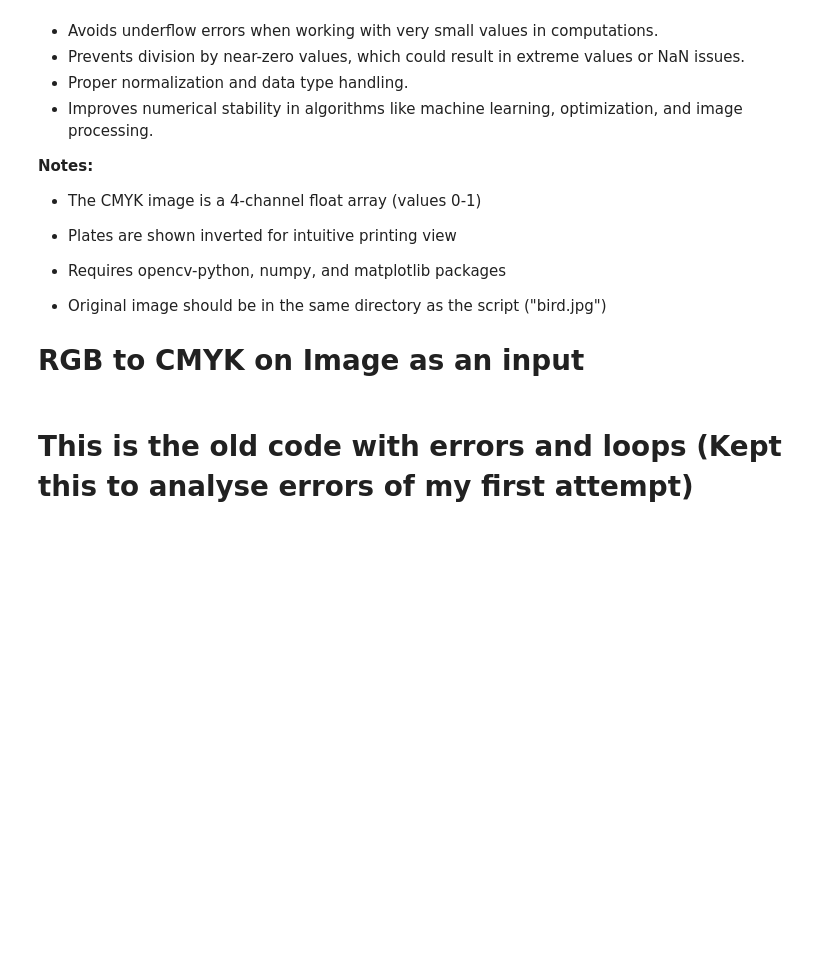
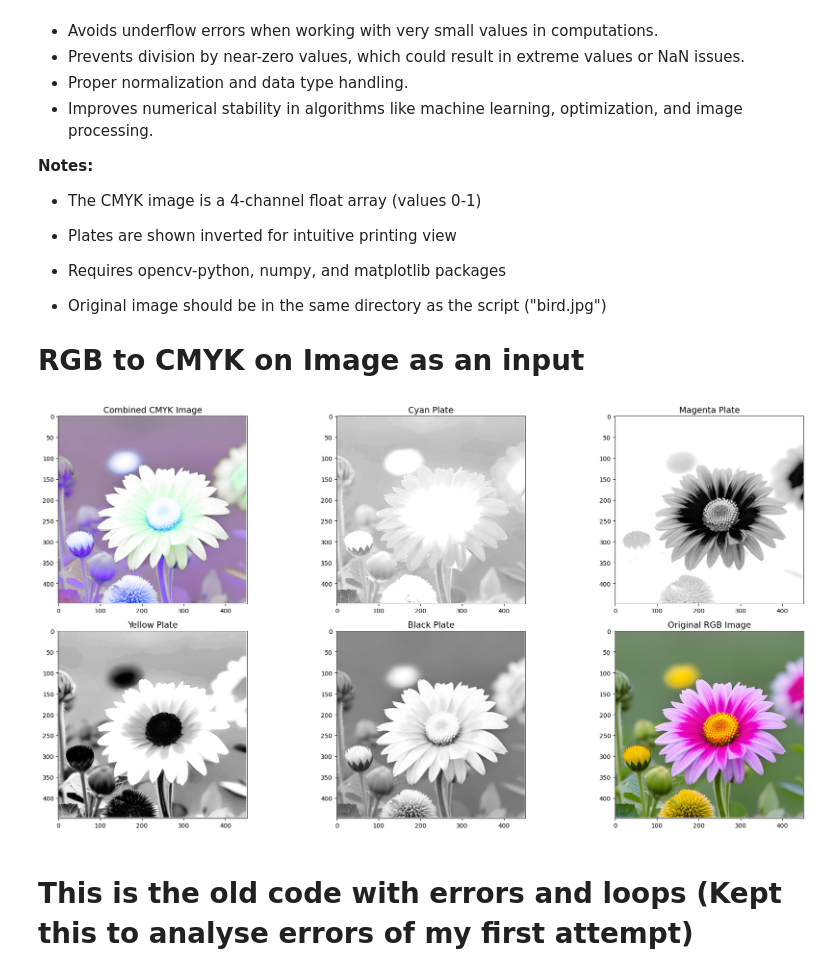
Before and after one commit to Shreya-Lal/Color_space_conversion, a Jupyter notebook: RGB2CMYK.ipynb, the cells around one changed output. Drawn from its saved outputs; the diff is of its cells as text; code cells hidden in the pictures; blank space fills up the shorter version.

Commit message:
Update CMYK file

```diff
--- a/RGB2CMYK.ipynb
+++ b/RGB2CMYK.ipynb
@@ -59,6 +59,84 @@ Correct CMYK Conversion:<br>
 - Original image should be in the same directory as the script ("bird.jpg")
 
 # RGB to CMYK on Image as an input
+# %%
+# Load image
+img_bgr = cv2.imread("flower.png")  # Image loaded in BGR format
+
+# Convert to float and normalize to [0, 1]
+img_normalized = img_bgr.astype(np.float32) / 255.0
+
+# Split into B, G, R channels (OpenCV uses BGR)
+B, G, R = cv2.split(img_normalized)
+
+# Calculate CMY components
+C = 1 - R
+M = 1 - G
+Y = 1 - B
+
+# Calculate K (black) component
+K = np.minimum(np.minimum(C, M), Y) # or more optimized K = np.minimum.reduce([C, M, Y]) --->Finds the minimum across all elements in the list at once.
+
+# Avoid division by zero for neutral pixels
+epsilon = 1e-6  # Small value to prevent division by zero
+scale = 1.0 - K
+scale[scale < epsilon] = epsilon  # Replace zeros with epsilon
+
+# Calculate adjusted CMY components
+C_adjusted = (C - K) / scale
+M_adjusted = (M - K) / scale
+Y_adjusted = (Y - K) / scale
+
+# Combine into CMYK image (4 channels)
+cmyk = cv2.merge([C_adjusted, M_adjusted, Y_adjusted, K])
+
+# Visualization: Create inverted plates for printing view
+# (White = no ink, Black = full ink)
+cyan_plate = (1 - C_adjusted) * 255
+magenta_plate = (1 - M_adjusted) * 255
+yellow_plate = (1 - Y_adjusted) * 255
+black_plate = (1 - K) * 255
+
+# Convert to uint8 for display
+cyan_plate = cyan_plate.astype(np.uint8)
+magenta_plate = magenta_plate.astype(np.uint8)
+yellow_plate = yellow_plate.astype(np.uint8)
+black_plate = black_plate.astype(np.uint8)
+
+# Plot results
+plt.figure(figsize=(20, 10))
+
+# Combined CMYK Image
+plt.subplot(2, 3, 1)
+plt.title("Combined CMYK Image", fontsize=14)
+plt.imshow(cmyk)
+
+# CMYK Plates
+plt.subplot(2, 3, 2)
+plt.title("Cyan Plate", fontsize=14)
+plt.imshow(cyan_plate, cmap='gray') #
+
+plt.subplot(2, 3, 3)
+plt.title("Magenta Plate", fontsize=14)
+plt.imshow(magenta_plate, cmap='gray') #
+
+plt.subplot(2, 3, 4)
+plt.title("Yellow Plate", fontsize=14)
+plt.imshow(yellow_plate, cmap='gray') #, cmap='gray'
+
+plt.subplot(2, 3, 5)
+plt.title("Black Plate", fontsize=14)
+plt.imshow(black_plate, cmap='gray') #, cmap='gray'
+
+# Original RGB Image
+plt.subplot(2, 3, 6)
+plt.title("Original RGB Image", fontsize=14)
+plt.imshow(cv2.cvtColor(img_bgr, cv2.COLOR_BGR2RGB))
+
+plt.tight_layout()
+plt.show()
+# %% [output]
+[figure, added]
 # %% [markdown]
 # This is the old code with errors and loops (Kept this to analyse errors of my first attempt)
 # %%
```
Also changed, not shown: parts of 2 cells of this notebook.
